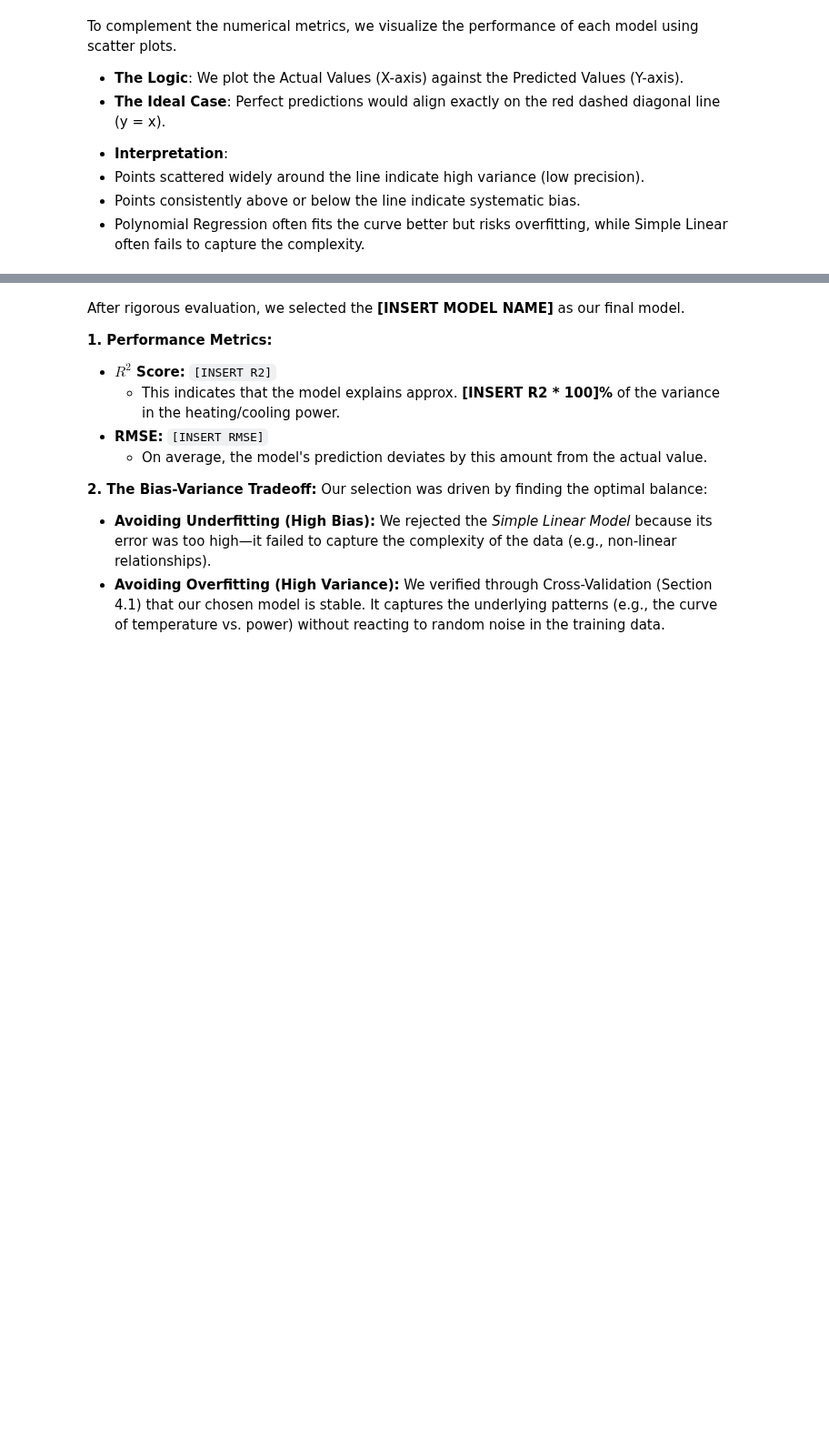
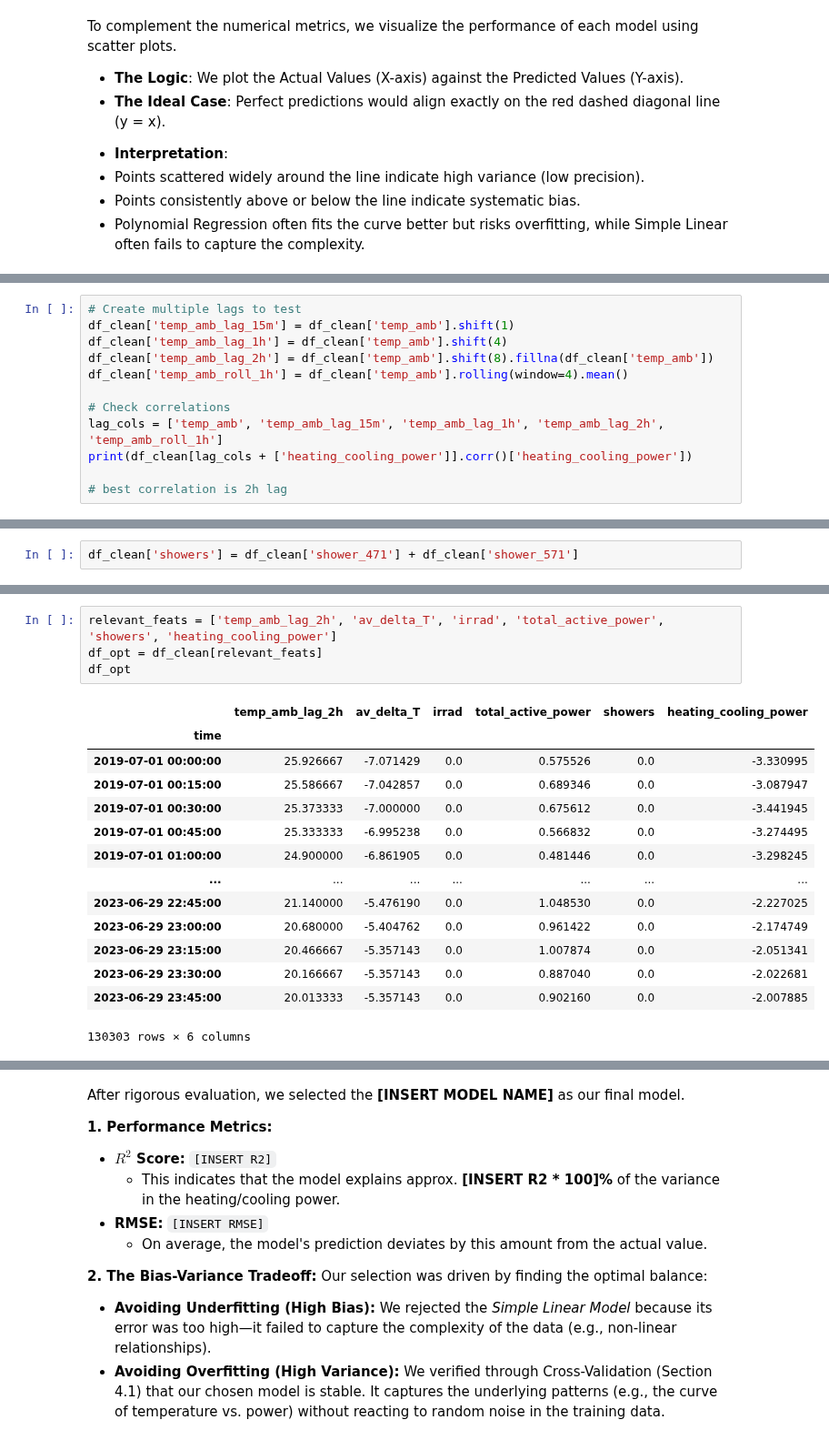
Before and after one commit to VonRiecken/Energy-Data-Engineering, a Jupyter notebook: main/ede_WS2526_project_9_ay_JR.ipynb, the cells around one changed output, grey strips where cells are left out. Shown at 91% size. Saved outputs shown, nothing was run; the diff lists cells and outputs as text; blank space fills up the shorter version.

```diff
--- a/main/ede_WS2526_project_9_ay_JR.ipynb
+++ b/main/ede_WS2526_project_9_ay_JR.ipynb
@@ -763,0 +793,12 @@ Generating plots...
+# %%
+# Create multiple lags to test
+df_clean['temp_amb_lag_15m'] = df_clean['temp_amb'].shift(1)
+df_clean['temp_amb_lag_1h'] = df_clean['temp_amb'].shift(4)
+df_clean['temp_amb_lag_2h'] = df_clean['temp_amb'].shift(8).fillna(df_clean['temp_amb'])
+df_clean['temp_amb_roll_1h'] = df_clean['temp_amb'].rolling(window=4).mean()
+
+# Check correlations
+lag_cols = ['temp_amb', 'temp_amb_lag_15m', 'temp_amb_lag_1h', 'temp_amb_lag_2h', 'temp_amb_roll_1h']
+print(df_clean[lag_cols + ['heating_cooling_power']].corr()['heating_cooling_power'])
+
+# best correlation is 2h lag
@@ -763,0 +813,2 @@ Generating plots...
+# %%
+df_clean['showers'] = df_clean['shower_471'] + df_clean['shower_571']
@@ -763,0 +840,19 @@ Generating plots...
+# %%
+relevant_feats = ['temp_amb_lag_2h', 'av_delta_T', 'irrad', 'total_active_power', 'showers', 'heating_cooling_power']
+df_opt = df_clean[relevant_feats]
+df_opt
+# %% [output]
+|  | temp_amb_lag_2h | av_delta_T | irrad | total_active_power | showers | heating_cooling_power |
+| time |  |  |  |  |  |  |
+| 2019-07-01 00:00:00 | 25.926667 | -7.071429 | 0.0 | 0.575526 | 0.0 | -3.330995 |
+| 2019-07-01 00:15:00 | 25.586667 | -7.042857 | 0.0 | 0.689346 | 0.0 | -3.087947 |
+| 2019-07-01 00:30:00 | 25.373333 | -7.000000 | 0.0 | 0.675612 | 0.0 | -3.441945 |
+| 2019-07-01 00:45:00 | 25.333333 | -6.995238 | 0.0 | 0.566832 | 0.0 | -3.274495 |
+| 2019-07-01 01:00:00 | 24.900000 | -6.861905 | 0.0 | 0.481446 | 0.0 | -3.298245 |
+| ... | ... | ... | ... | ... | ... | ... |
+| 2023-06-29 22:45:00 | 21.140000 | -5.476190 | 0.0 | 1.048530 | 0.0 | -2.227025 |
+| 2023-06-29 23:00:00 | 20.680000 | -5.404762 | 0.0 | 0.961422 | 0.0 | -2.174749 |
+| 2023-06-29 23:15:00 | 20.466667 | -5.357143 | 0.0 | 1.007874 | 0.0 | -2.051341 |
+| 2023-06-29 23:30:00 | 20.166667 | -5.357143 | 0.0 | 0.887040 | 0.0 | -2.022681 |
+| 2023-06-29 23:45:00 | 20.013333 | -5.357143 | 0.0 | 0.902160 | 0.0 | -2.007885 |
+130303 rows × 6 columns
```
Also changed, not shown: parts of 33 cells of this notebook.
